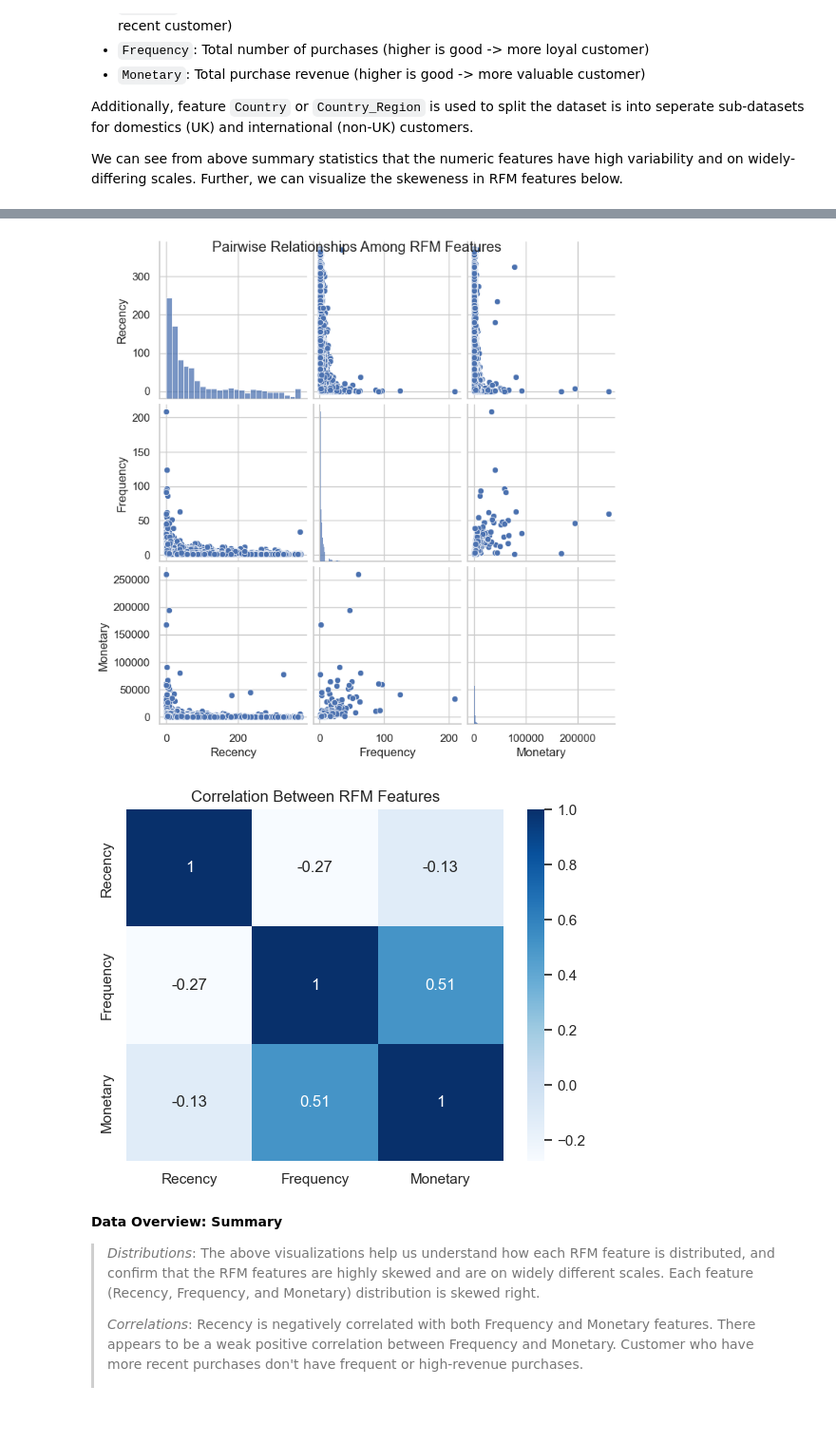
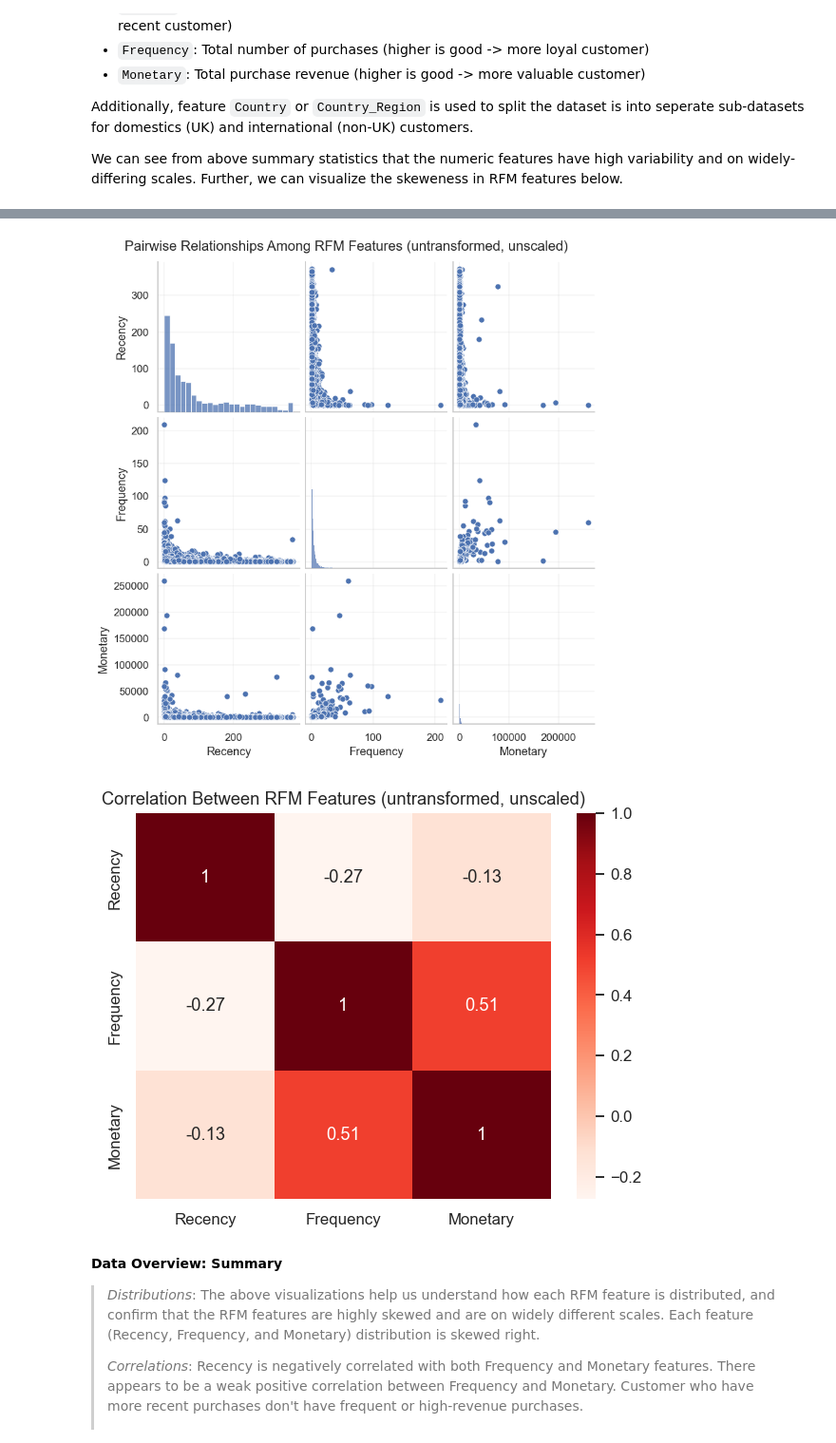
Before and after one commit to bisharatm/ds08_online-retail, a Jupyter notebook: notebooks/03a_modeling_and_clustering_domestic_cust.ipynb, the cells around one changed output, grey strips where cells are left out. Shown at 95% size. Drawn from its saved outputs; the diff is of its cells as text; code cells hidden in the pictures; blank space fills up the shorter version.

```diff
--- a/notebooks/03a_modeling_and_clustering_domestic_cust.ipynb
+++ b/notebooks/03a_modeling_and_clustering_domestic_cust.ipynb
@@ -106,25 +114,30 @@ Additionally, feature `Country` or `Country_Region` is used to split the dataset
 We can see from above summary statistics that the numeric features have high variability and on widely-differing scales. Further, we can visualize the skeweness in RFM features below.
 # %%
 # Function to visualize RFM distributions
-def plot_rfm_distributions(rfm_data, title_suffix='', bins=30):
+def plot_rfm_distributions(rfm_data, title_suffix='', bins=30, colors=None):
+    if colors is None:
+        colors = {'recency': 'skyblue', 'frequency': 'salmon', 'monetary': 'lightgreen'}
     fig, axes = plt.subplots(1, 3, figsize=(12, 4))
-    sns.histplot(rfm_data['Recency'], bins=bins, kde=True, ax=axes[0], color='skyblue')
+    sns.histplot(rfm_data['Recency'], bins=bins, kde=True, ax=axes[0], color=colors['recency'])
     axes[0].set_title(f'Recency Distribution {title_suffix}')
-    sns.histplot(rfm_data['Frequency'], bins=bins, kde=True, ax=axes[1], color='salmon')
+    axes[0].set_xlabel('Recency (nr. of days)')
+    sns.histplot(rfm_data['Frequency'], bins=bins, kde=True, ax=axes[1], color=colors['frequency'])
     axes[1].set_title(f'Frequency Distribution {title_suffix}')
-    sns.histplot(rfm_data['Monetary'], bins=bins, kde=True, ax=axes[2], color='lightgreen')
+    axes[1].set_xlabel('Frequency (nr. of invoices)')
+    sns.histplot(rfm_data['Monetary'], bins=bins, kde=True, ax=axes[2], color=colors['monetary'])
     axes[2].set_title(f'Monetary Distribution {title_suffix}')
+    axes[2].set_xlabel('Monetary (spending value, GBP)')
     plt.tight_layout()
     plt.show()
 
-plot_rfm_distributions(rfm, title_suffix='(original)')
+plot_rfm_distributions(rfm, title_suffix='(untransformed, unscaled)', colors=COLORS)
 
 # Plot a heatmap and pairplot to visualize pair-wise relationships between features
 sns.pairplot(rfm[['Recency', 'Frequency', 'Monetary']])
-plt.suptitle('Pairwise Relationships Among RFM Features')
+plt.suptitle('Pairwise Relationships Among RFM Features (untransformed, unscaled)', y=1.02)
 plt.show()
 
-sns.heatmap(rfm[['Recency', 'Frequency', 'Monetary']].corr(), annot=True, cmap='Blues')
-plt.title('Correlation Between RFM Features')
+sns.heatmap(rfm[['Recency', 'Frequency', 'Monetary']].corr(), annot=True, cmap='Reds')
+plt.title('Correlation Between RFM Features (untransformed, unscaled)')
 plt.show()
 # %% [output]
@@ -132,5 +145,5 @@ plt.show()
-[figure, old version]
+[figure, new version]
-[figure, old version]
+[figure, new version]
 # %% [markdown]
 **Data Overview: Summary**
 
```
Also changed, not shown: parts of 9 cells of this notebook, 1 other file.
